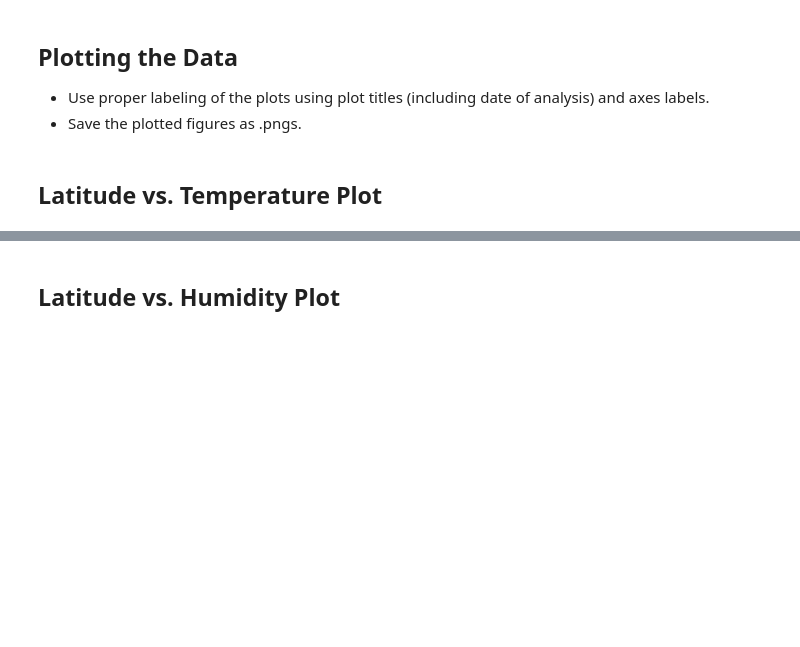
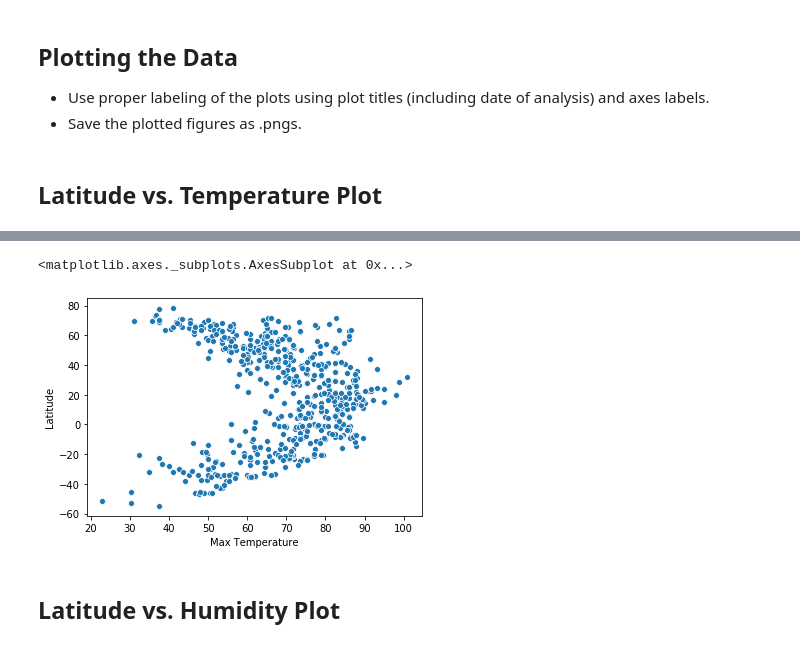
Before and after one commit to akibo1997/Python-API-Weather, a Jupyter notebook: Weather.ipynb, the cells around one changed output, grey strips where cells are left out. Cells and saved outputs as stored; diff of their text form; code cells hidden in the pictures; blank space fills up the shorter version.

Commit message:
Adding the csv file and scatter plots without hemispheres

```diff
--- a/Weather.ipynb
+++ b/Weather.ipynb
@@ -42,7 +59,7 @@ for lat_lng in lat_lngs:
     city = citipy.nearest_city(lat_lng[0], lat_lng[1]).city_name
 
 # create url with %20 so it works
-    city = city.replace(" ", "%20")
+    # city = city.replace(" ", "%20")
 
     # If the city is unique, then add it to a our cities list
     if city not in cities:
@@ -118,0 +146,14 @@ Data Retrieval Complete
+# %%
+Weather_dict= {
+    'Date':Date,
+    'Latitude':Latitude,
+    'Longitude':Longitude,
+    'City':City_title,
+    'Country':Country,
+    'Cloud Cover':Clouds,
+    'Wind Speed':Wind_Speed,
+    'Humidity':Humidity,
+    'Max Temperature':Max_Temperature,
+    }
+Weather_data=pd.DataFrame(Weather_dict)
+Weather_data
@@ -158,3 +206,6 @@ Skip this step if there are no cities that have humidity > 100%.
 # %%
 #  Get the indices of cities that have humidity over 100%.
+Weather_data['Humidity']=Weather_data['Humidity'].astype(int)
+Weather_data_h=Weather_data.loc[Weather_data['Humidity']<=100]
+Weather_data_h
 # %% [output]
@@ -186,2 +236,7 @@ Int64Index([], dtype='int64')
+# %%
+sns.scatterplot(Weather_data_h['Max Temperature'],Weather_data_h['Latitude'])
+# %% [output]
+<matplotlib.axes._subplots.AxesSubplot at 0x...>
+[figure, added]
 # %% [markdown]
 ## Latitude vs. Humidity Plot
```
Also changed, not shown: parts of 31 cells of this notebook, 1 other file.
